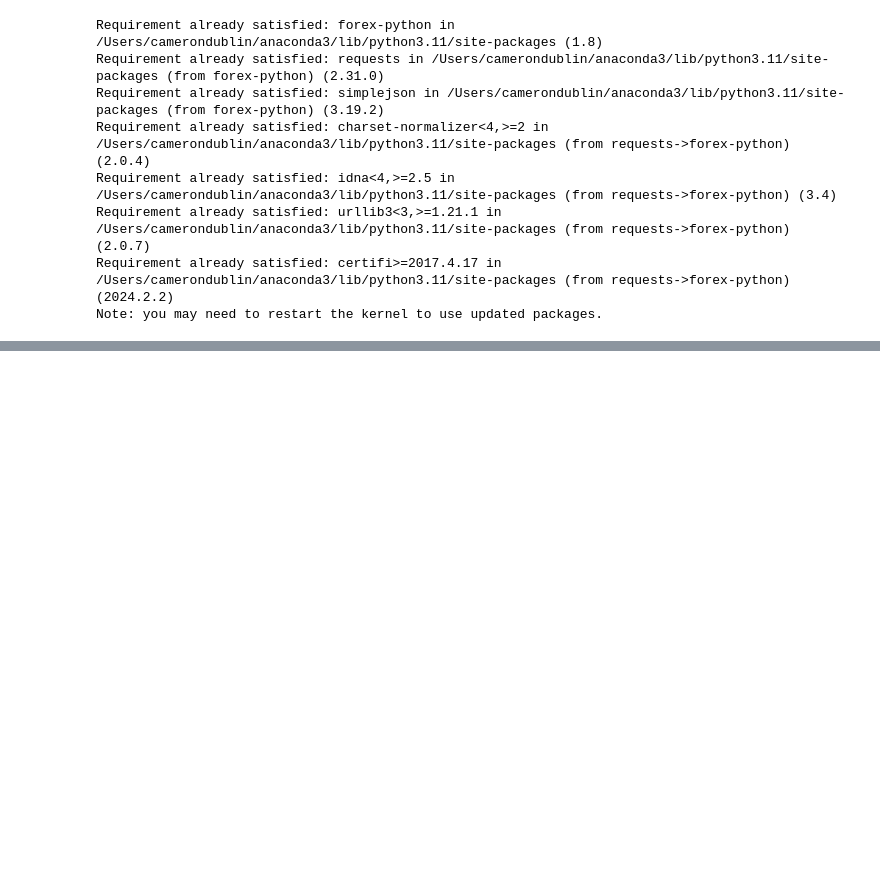
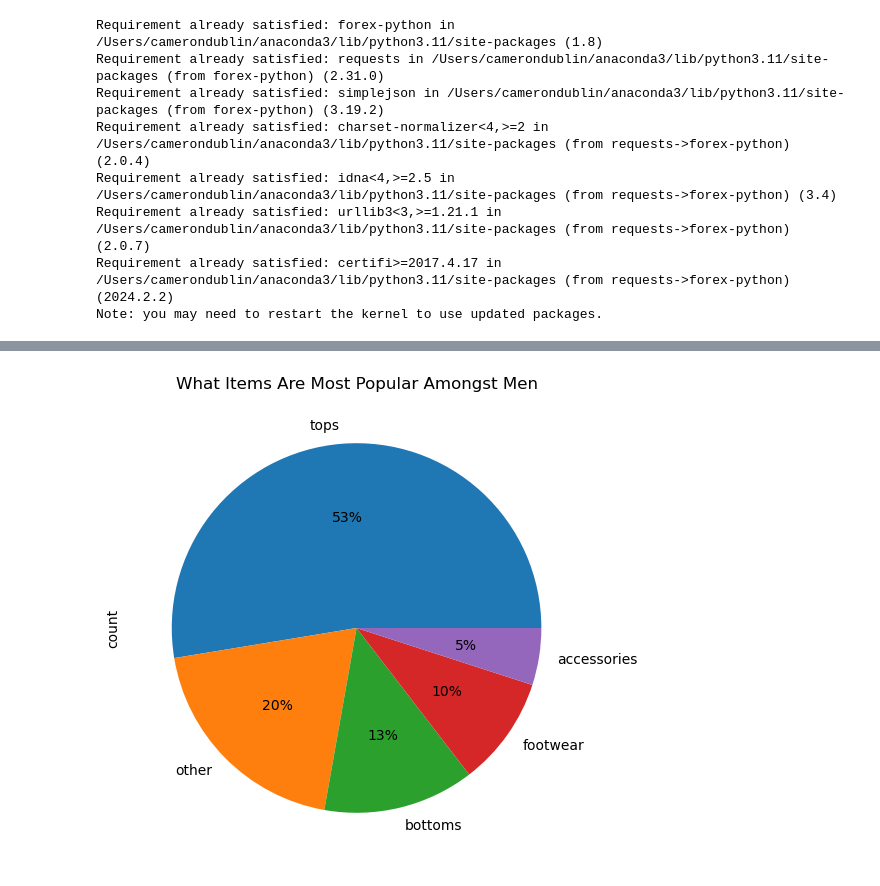
Before and after one commit to camdublin/GA-PPS-122-Final, a Jupyter notebook: CatalogOufitGenerator.ipynb, the cells around one changed output, grey strips where cells are left out. Cells and saved outputs as stored; diff of their text form; code cells hidden in the pictures; blank space fills up the shorter version.

```diff
--- a/CatalogOufitGenerator.ipynb
+++ b/CatalogOufitGenerator.ipynb
@@ -21,14 +21,14 @@ from forex_python.converter import CurrencyRates
 # %%
 def categorize_clothing_type(product_name):
     product_name = product_name.lower()
-    if any(keyword in product_name for keyword in ['shirt', 't-shirt', 'blouse']):
-        return 'top'
+    if any(keyword in product_name for keyword in ['shirt', 't-shirt', 'blouse', 'jacket', 'suit', 'top']):
+        return 'tops'
     elif any(keyword in product_name for keyword in ['pants', 'jeans', 'trousers']):
-        return 'bottom'
-    elif any(keyword in product_name for keyword in ['shoes', 'sneakers', 'boots']):
+        return 'bottoms'
+    elif any(keyword in product_name for keyword in ['shoes', 'sneakers', 'boots', 'mules', 'oxfords', 'heels', 'sandals']):
         return 'footwear'
-    elif any(keyword in product_name for keyword in ['accessory', 'bag', 'scarf']):
-        return 'accessory'
+    elif any(keyword in product_name for keyword in ['accessory', 'bag', 'scarf', 'backpack', 'cufflinks', 'belt', 'watch']):
+        return 'accessories'
     else:
         return 'other'  # For items not falling into above categories
 
@@ -140,0 +185,12 @@ None
+# %%
+# Filter men's clothing
+mens_clothing = clothing_catalog[clothing_catalog['Gender'] == 'Men']
+
+# Count occurrences of each clothing type
+popular_clothing_types = mens_clothing['ClothingType'].value_counts()
+
+# Plot the most popular clothing type
+plt.figure(figsize=(10, 6))
+popular_clothing_types.plot(kind='pie', title='What Items Are Most Popular Amongst Men', autopct='%1.0f%%');
+# %% [output]
+[figure, added]
```
Also changed, not shown: parts of 13 cells of this notebook, 1 other file.
